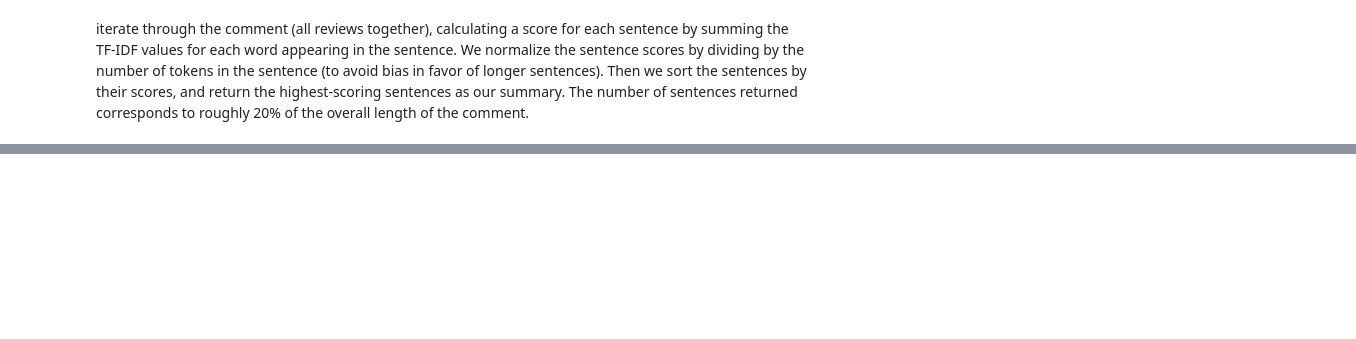
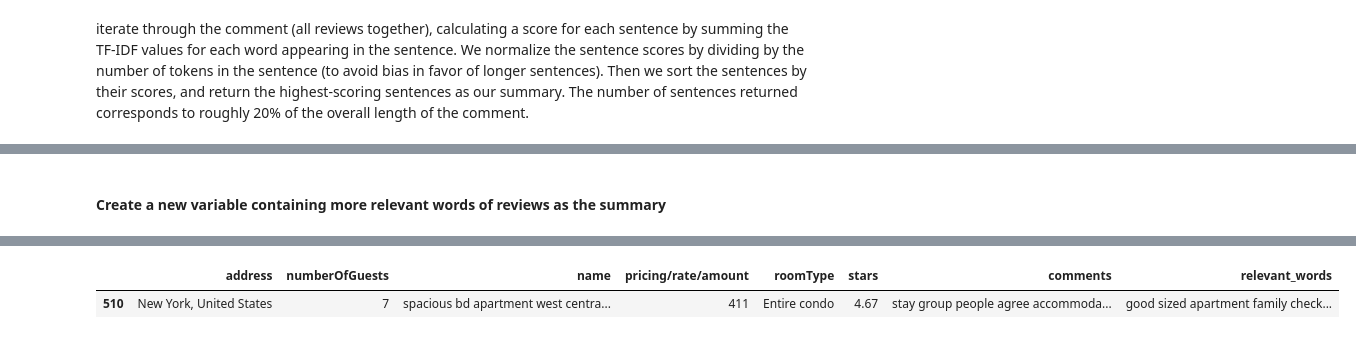
Before and after one commit to HWatanuki/Projeto_D3TOP, a Jupyter notebook: Codigos/nlp_parte02_v0_1.ipynb, the cells around one changed output, grey strips where cells are left out. Drawn from its saved outputs; the diff is of its cells as text; code cells hidden in the pictures; blank space fills up the shorter version.

```diff
--- a/Codigos/nlp_parte02_v0_1.ipynb
+++ b/Codigos/nlp_parte02_v0_1.ipynb
@@ -272,21 +272,27 @@ Comment index selected:  387
 # %% [markdown]
 iterate through the comment (all reviews together), calculating a score for each sentence by summing the TF-IDF values for each word appearing in the sentence. We normalize the sentence scores by dividing by the number of tokens in the sentence (to avoid bias in favor of longer sentences). Then we sort the sentences by their scores, and return the highest-scoring sentences as our summary. The number of sentences returned corresponds to roughly 20% of the overall length of the comment.
 # %%
-sent_scores = []
-for sentence in comment_text.split('  '):
-  # print(sentence)
-  score = 0
-  sent_tokens = sentence.split()
-  for token in (t for t in sent_tokens if t in feature_names):
-      score += tfidf_result[comment_id, np.squeeze(np.where(feature_names == token))]
-  sent_scores.append((score / len(sent_tokens), sentence))
+def get_summary(comment_text:str):
+  '''
+  Function that iterates through the comment (all reviews together), calculating a score for each sentence by summing the TF-IDF values for each word appearing in the sentence.
+  Normalize the sentence scores by dividing by the number of tokens in the sentence (to avoid bias in favor of longer sentences).
+  Then sort the sentences by their scores, and return the highest-scoring sentences as the summary.
+  The number of sentences returned corresponds to roughly 20% of the overall length of the comment.
+  '''
 
-summary_length = int(math.ceil(len(sent_scores) / 5))
-sent_scores.sort(key=lambda sent: sent[0])
+  sent_scores = []
+  for sentence in comment_text.split('  '):
 
-print('*** SUMMARY ***')
-for summary_sentence in sent_scores[:summary_length]:
-    print(summary_sentence[1])
+    score = 0
+    sent_tokens = sentence.split()
+    for token in (t for t in sent_tokens if t in feature_names):
+        score += tfidf_result[comment_id, np.squeeze(np.where(feature_names == token))]
+    sent_scores.append((score / len(sent_tokens), sentence))
 
-print('\n*** ORIGINAL ***')
-print(comment_text)
+  summary_length = int(math.ceil(len(sent_scores) / 5))
+  sent_scores.sort(key=lambda sent: sent[0], reverse=True)
+
+  summary_parts = []
+  for summary_sentence in sent_scores[:summary_length]:
+    summary_parts.append(summary_sentence[1])
+  return ' '.join(summary_parts)
@@ -299,0 +311,7 @@ apartment light equip view amazing location perfect broadway subway lines ricard
+# %% [markdown]
+#### Create a new variable containing more relevant words of reviews as the summary
+# %%
+%%time
+df_s02['relevant_words'] = df_s02['comments'].apply(lambda x: get_summary(x) if len(x) else x)
+df_s02.iloc[comment_id].to_frame().T
+# %% [output]
@@ -299,0 +320,2 @@ apartment light equip view amazing location perfect broadway subway lines ricard
+|  | address | numberOfGuests | name | pricing/rate/amount | roomType | stars | comments | relevant_words |
+| 510 | New York, United States | 7 | spacious bd apartment west centra... | 411 | Entire condo | 4.67 | stay group people agree accommoda... | good sized apartment family check... |
```
Also changed, not shown: parts of 7 cells of this notebook.
